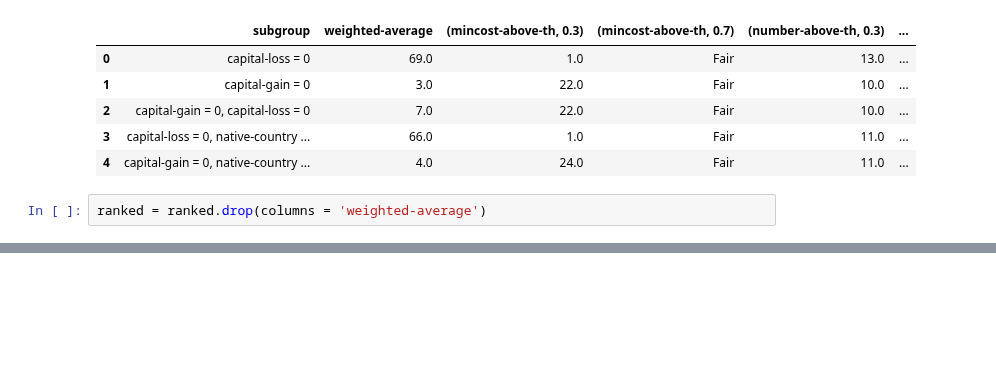
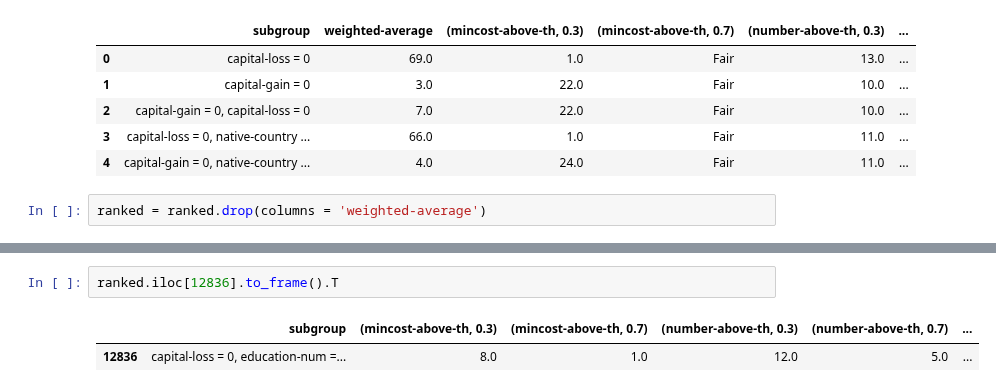
Before and after one commit to AutoFairAthenaRC/FACTS, a Jupyter notebook: facts/AdultDataset/Adult-Experiments.ipynb, the cells around one changed output, grey strips where cells are left out. Cells and saved outputs as stored; diff of their text form; blank space fills up the shorter version.

```diff
--- a/facts/AdultDataset/Adult-Experiments.ipynb
+++ b/facts/AdultDataset/Adult-Experiments.ipynb
@@ -641,0 +667,5 @@ new_rank.head()
+# %%
+ranked.iloc[12836].to_frame().T
+# %% [output]
+|  | subgroup | (mincost-above-th, 0.3) | (mincost-above-th, 0.7) | (number-above-th, 0.3) | (number-above-th, 0.7) | ... |
+| 12836 | capital-loss = 0, education-num =... | 8.0 | 1.0 | 12.0 | 5.0 | ... |
```
Also changed, not shown: parts of 4 cells of this notebook.
